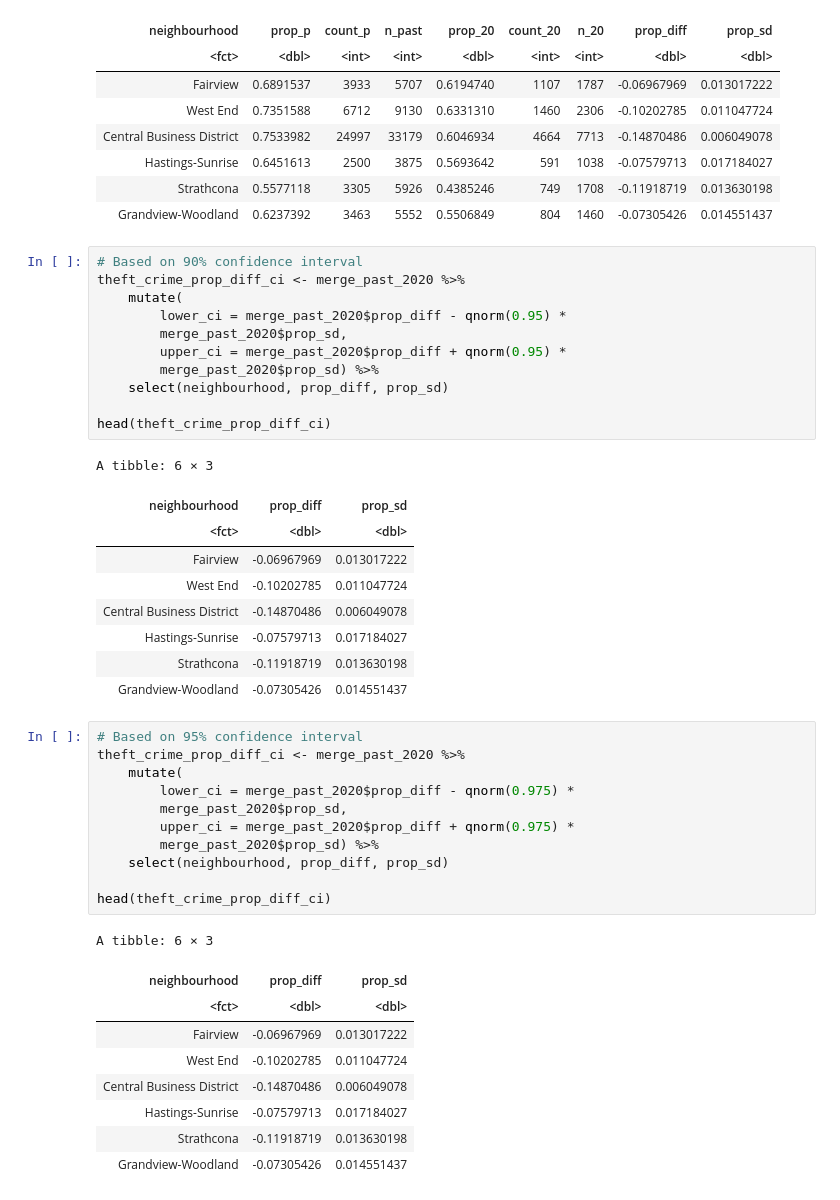
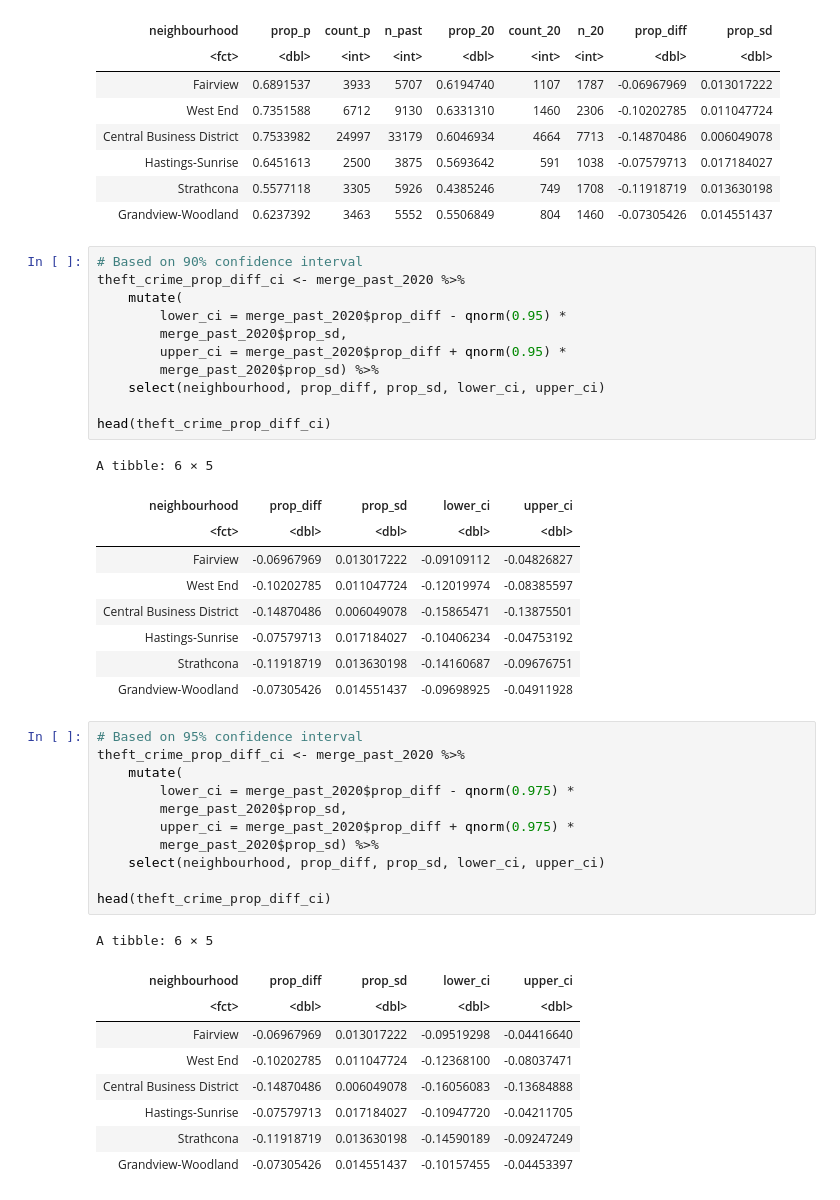
Before and after one commit to adammitha/STAT201-group-project, a Jupyter notebook: confidence interval based on CLT.ipynb, the cells around one changed output. Drawn from its saved outputs; the diff is of its cells as text.

```diff
--- a/confidence interval based on CLT.ipynb
+++ b/confidence interval based on CLT.ipynb
@@ -235,24 +263,24 @@ A tibble: 6 × 9
 # %%
 # Based on 90% confidence interval
 theft_crime_prop_diff_ci <- merge_past_2020 %>%
     mutate(
         lower_ci = merge_past_2020$prop_diff - qnorm(0.95) *
         merge_past_2020$prop_sd,
         upper_ci = merge_past_2020$prop_diff + qnorm(0.95) *
         merge_past_2020$prop_sd) %>%
-    select(neighbourhood, prop_diff, prop_sd)
+    select(neighbourhood, prop_diff, prop_sd, lower_ci, upper_ci)
 
 head(theft_crime_prop_diff_ci)
 # %% [output]
-A tibble: 6 × 3
+A tibble: 6 × 5
-| neighbourhood | prop_diff | prop_sd |
-| <fct> | <dbl> | <dbl> |
-| Fairview | -0.06967969 | 0.013017222 |
-| West End | -0.10202785 | 0.011047724 |
-| Central Business District | -0.14870486 | 0.006049078 |
-| Hastings-Sunrise | -0.07579713 | 0.017184027 |
-| Strathcona | -0.11918719 | 0.013630198 |
-| Grandview-Woodland | -0.07305426 | 0.014551437 |
+| neighbourhood | prop_diff | prop_sd | lower_ci | upper_ci |
+| <fct> | <dbl> | <dbl> | <dbl> | <dbl> |
+| Fairview | -0.06967969 | 0.013017222 | -0.09109112 | -0.04826827 |
+| West End | -0.10202785 | 0.011047724 | -0.12019974 | -0.08385597 |
+| Central Business District | -0.14870486 | 0.006049078 | -0.15865471 | -0.13875501 |
+| Hastings-Sunrise | -0.07579713 | 0.017184027 | -0.10406234 | -0.04753192 |
+| Strathcona | -0.11918719 | 0.013630198 | -0.14160687 | -0.09676751 |
+| Grandview-Woodland | -0.07305426 | 0.014551437 | -0.09698925 | -0.04911928 |
 # %%
 # Based on 95% confidence interval
 theft_crime_prop_diff_ci <- merge_past_2020 %>%
@@ -261,16 +289,16 @@ theft_crime_prop_diff_ci <- merge_past_2020 %>%
         merge_past_2020$prop_sd,
         upper_ci = merge_past_2020$prop_diff + qnorm(0.975) *
         merge_past_2020$prop_sd) %>%
-    select(neighbourhood, prop_diff, prop_sd)
+    select(neighbourhood, prop_diff, prop_sd, lower_ci, upper_ci)
 
 head(theft_crime_prop_diff_ci)
 # %% [output]
-A tibble: 6 × 3
+A tibble: 6 × 5
-| neighbourhood | prop_diff | prop_sd |
-| <fct> | <dbl> | <dbl> |
-| Fairview | -0.06967969 | 0.013017222 |
-| West End | -0.10202785 | 0.011047724 |
-| Central Business District | -0.14870486 | 0.006049078 |
-| Hastings-Sunrise | -0.07579713 | 0.017184027 |
-| Strathcona | -0.11918719 | 0.013630198 |
-| Grandview-Woodland | -0.07305426 | 0.014551437 |
+| neighbourhood | prop_diff | prop_sd | lower_ci | upper_ci |
+| <fct> | <dbl> | <dbl> | <dbl> | <dbl> |
+| Fairview | -0.06967969 | 0.013017222 | -0.09519298 | -0.04416640 |
+| West End | -0.10202785 | 0.011047724 | -0.12368100 | -0.08037471 |
+| Central Business District | -0.14870486 | 0.006049078 | -0.16056083 | -0.13684888 |
+| Hastings-Sunrise | -0.07579713 | 0.017184027 | -0.10947720 | -0.04211705 |
+| Strathcona | -0.11918719 | 0.013630198 | -0.14590189 | -0.09247249 |
+| Grandview-Woodland | -0.07305426 | 0.014551437 | -0.10157455 | -0.04453397 |
```
Also changed, not shown: parts of 3 cells of this notebook.
